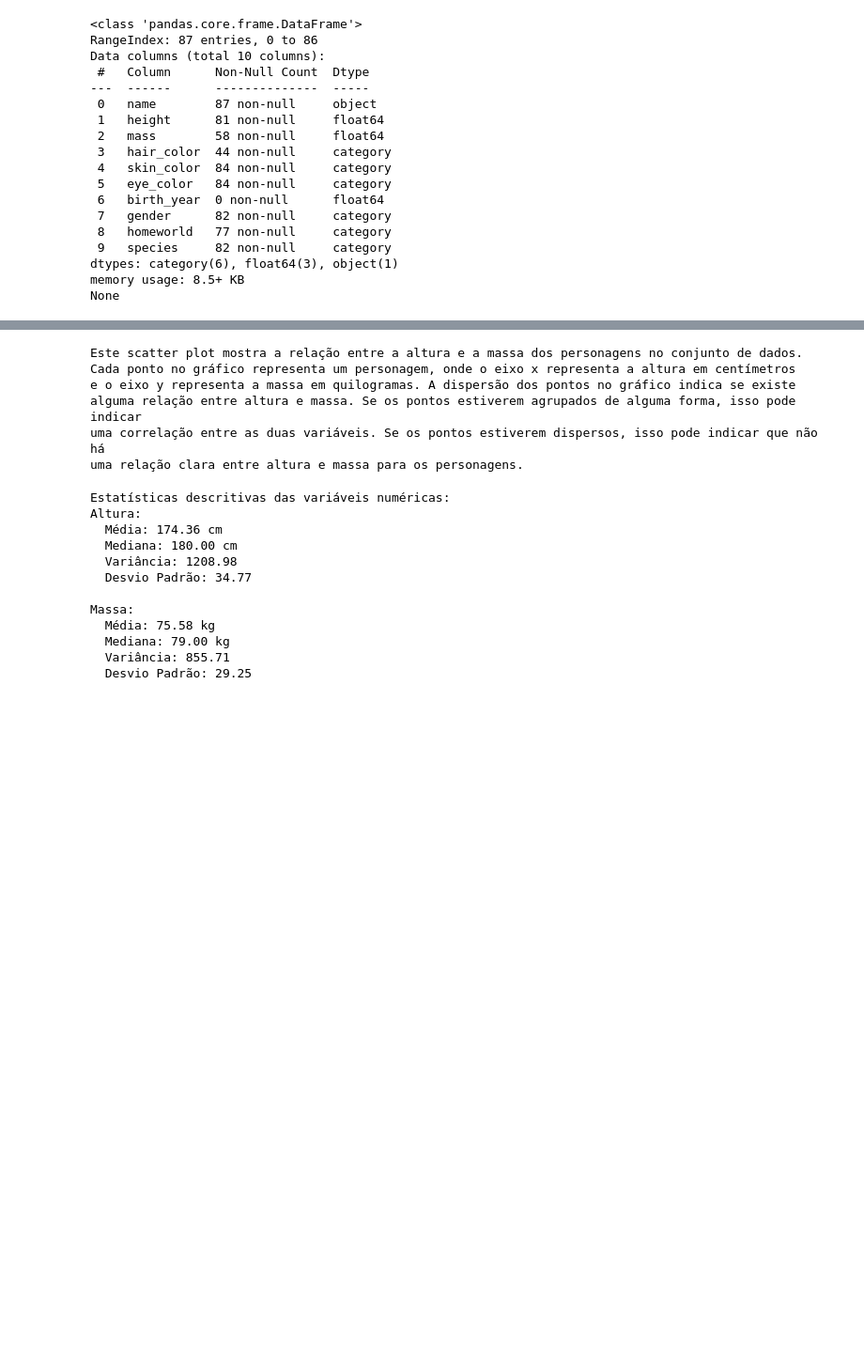
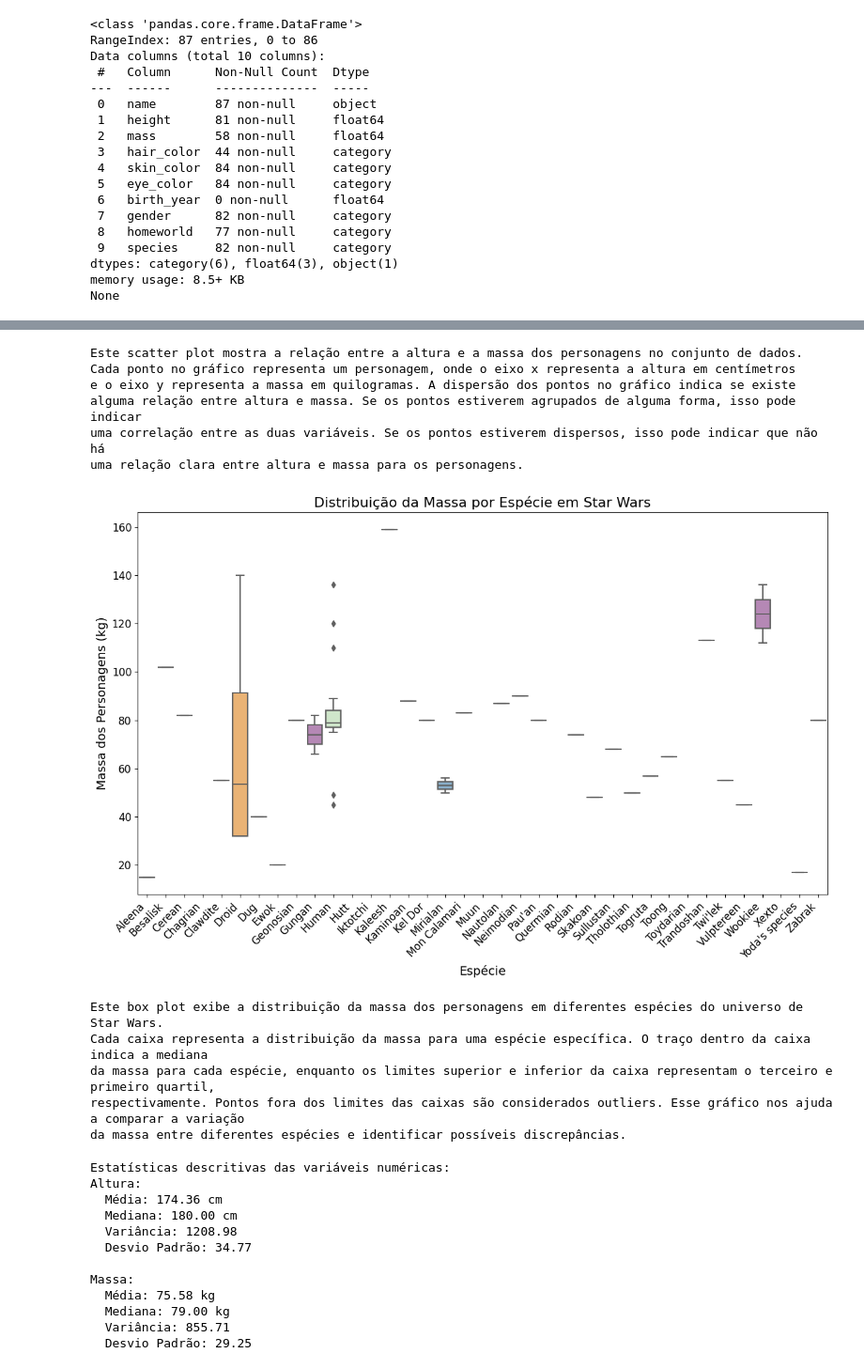
Before and after one commit to thiagogilcamargo/cp1-sem2--chat, a Jupyter notebook: starwars/dados.ipynb, the cells around one changed output, grey strips where cells are left out. Shown at 94% size. Drawn from its saved outputs; the diff is of its cells as text; code cells hidden in the pictures; blank space fills up the shorter version.

```diff
--- a/starwars/dados.ipynb
+++ b/starwars/dados.ipynb
@@ -275,27 +283,55 @@ SyntaxError: invalid syntax (1645796154.py, line 102)
 # %%
 # Scatter plot entre Altura e Massa
 plt.figure(figsize=(8, 6))
 sns.scatterplot(x='height', y='mass', data=df.dropna(subset=['height', 'mass']))
 plt.title('Scatter plot entre Altura e Massa')
 plt.xlabel('Altura dos personagens (cm)')
 plt.ylabel('Massa dos personagens (kg)')
 plt.show()
 
 # Explicação do gráfico
 print("Este scatter plot mostra a relação entre a altura e a massa dos personagens no conjunto de dados.")
 print("Cada ponto no gráfico representa um personagem, onde o eixo x representa a altura em centímetros")
 print("e o eixo y representa a massa em quilogramas. A dispersão dos pontos no gráfico indica se existe")
 print("alguma relação entre altura e massa. Se os pontos estiverem agrupados de alguma forma, isso pode indicar")
 print("uma correlação entre as duas variáveis. Se os pontos estiverem dispersos, isso pode indicar que não há")
 print("uma relação clara entre altura e massa para os personagens.")
+
+
+
+
+
+#Box Plot da Massa por Espécie
+
+plt.figure(figsize=(12, 8))
+sns.boxplot(x='species', y='mass', data=df.dropna(subset=['species', 'mass']), palette='Set3')
+plt.title('Distribuição da Massa por Espécie em Star Wars', fontsize=16)
+plt.xlabel('Espécie', fontsize=14)
+plt.ylabel('Massa dos Personagens (kg)', fontsize=14)
+plt.xticks(rotation=45, ha='right', fontsize=12)
+plt.yticks(fontsize=12)
+plt.tight_layout()
+plt.show()
+# Explicação do gráfico
+print("Este box plot exibe a distribuição da massa dos personagens em diferentes espécies do universo de Star Wars.")
+print("Cada caixa representa a distribuição da massa para uma espécie específica. O traço dentro da caixa indica a mediana")
+print("da massa para cada espécie, enquanto os limites superior e inferior da caixa representam o terceiro e primeiro quartil,")
+print("respectivamente. Pontos fora dos limites das caixas são considerados outliers. Esse gráfico nos ajuda a comparar a variação")
+print("da massa entre diferentes espécies e identificar possíveis discrepâncias.")
 # %% [output]
 [figure]
 Este scatter plot mostra a relação entre a altura e a massa dos personagens no conjunto de dados.
 Cada ponto no gráfico representa um personagem, onde o eixo x representa a altura em centímetros
 e o eixo y representa a massa em quilogramas. A dispersão dos pontos no gráfico indica se existe
 alguma relação entre altura e massa. Se os pontos estiverem agrupados de alguma forma, isso pode indicar
 uma correlação entre as duas variáveis. Se os pontos estiverem dispersos, isso pode indicar que não há
 uma relação clara entre altura e massa para os personagens.
+[figure, added]
+Este box plot exibe a distribuição da massa dos personagens em diferentes espécies do universo de Star Wars.
+Cada caixa representa a distribuição da massa para uma espécie específica. O traço dentro da caixa indica a mediana
+da massa para cada espécie, enquanto os limites superior e inferior da caixa representam o terceiro e primeiro quartil,
+respectivamente. Pontos fora dos limites das caixas são considerados outliers. Esse gráfico nos ajuda a comparar a variação
+da massa entre diferentes espécies e identificar possíveis discrepâncias.
 # %%
 # Calcular estatísticas descritivas das variáveis numéricas
 estatisticas_numericas = df.describe()
```
Also changed, not shown: parts of 1 cell of this notebook.
